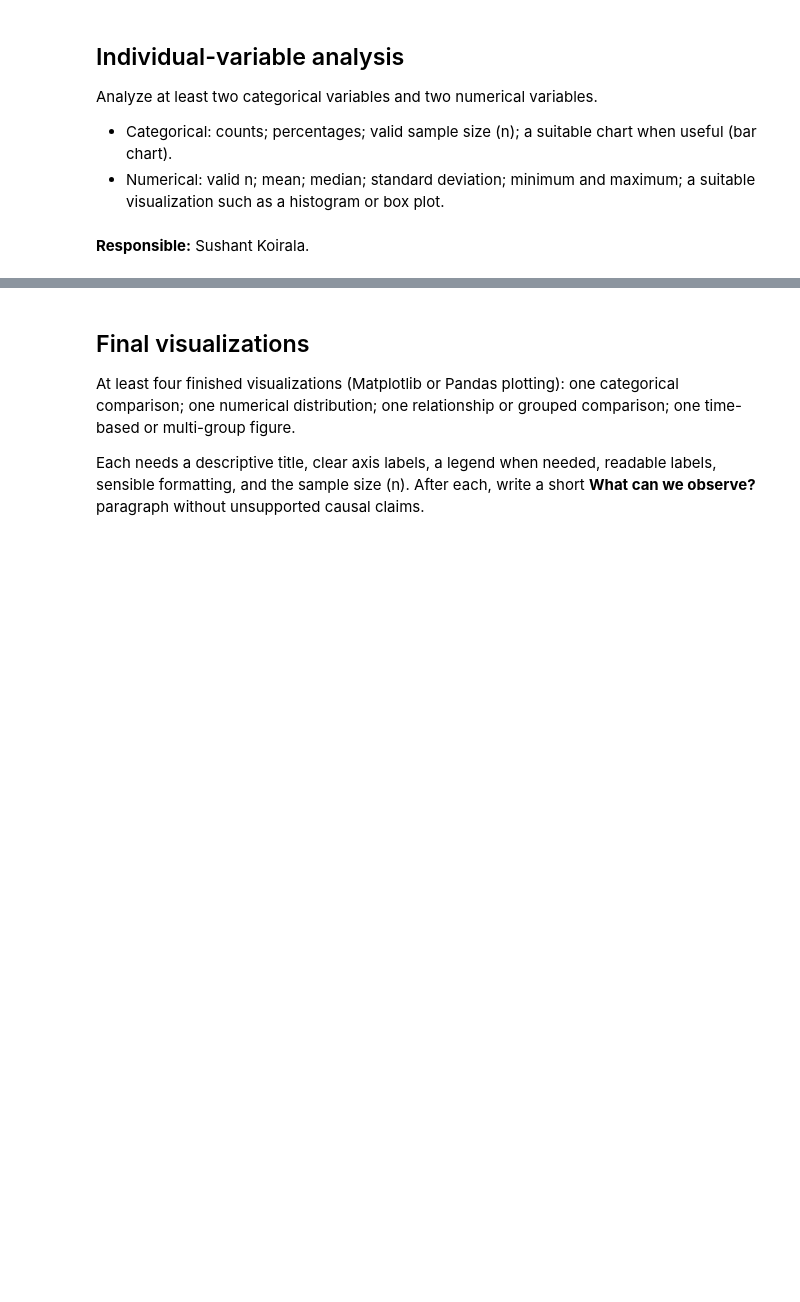
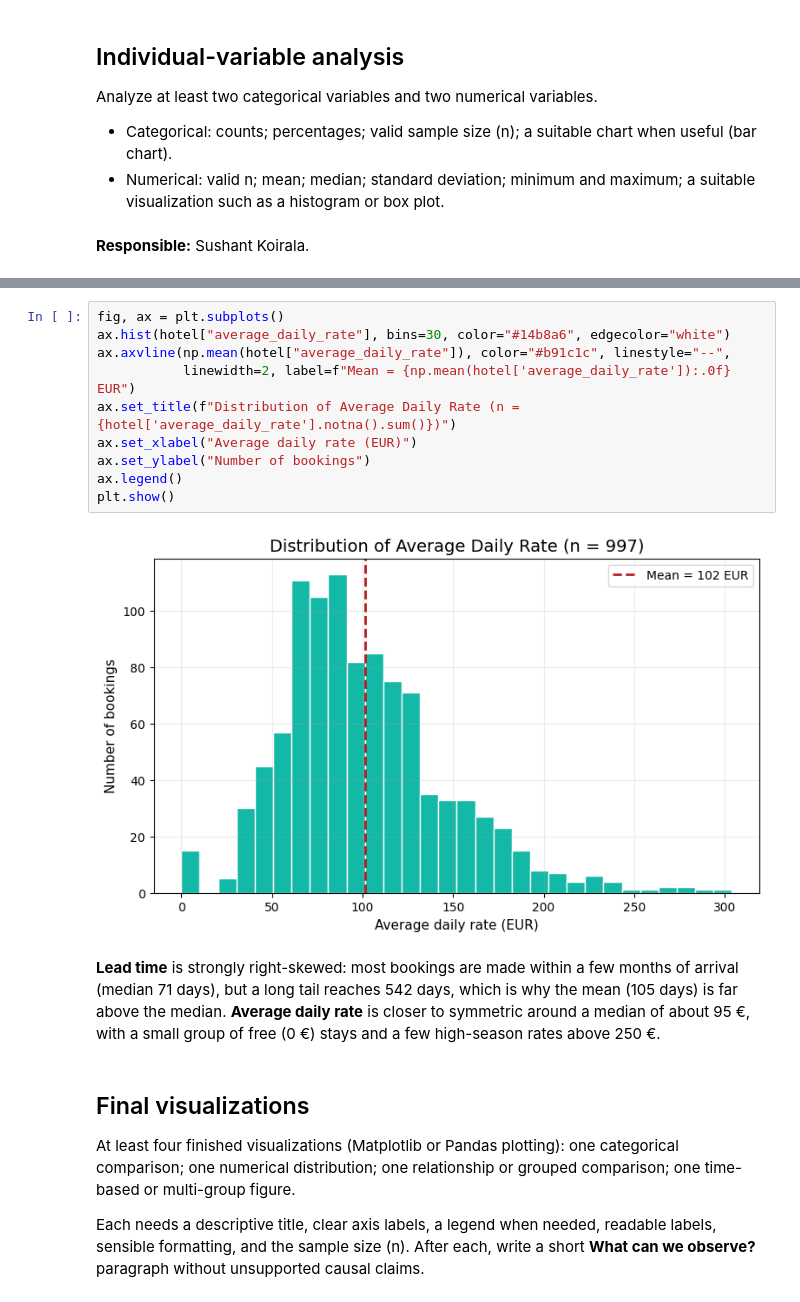
Before and after one commit to Acidburn07/hotel-booking-data-analysis, a Jupyter notebook: notebooks/work/sushant.ipynb, the cells around one changed output, grey strips where cells are left out. Saved outputs shown, nothing was run; the diff lists cells and outputs as text; blank space fills up the shorter version.

```diff
--- a/notebooks/work/sushant.ipynb
+++ b/notebooks/work/sushant.ipynb
@@ -31,3 +200,18 @@ Analyze at least two categorical variables and two numerical variables.
+# %%
+fig, ax = plt.subplots()
+ax.hist(hotel["average_daily_rate"], bins=30, color="#14b8a6", edgecolor="white")
+ax.axvline(np.mean(hotel["average_daily_rate"]), color="#b91c1c", linestyle="--",
+           linewidth=2, label=f"Mean = {np.mean(hotel['average_daily_rate']):.0f} EUR")
+ax.set_title(f"Distribution of Average Daily Rate (n = {hotel['average_daily_rate'].notna().sum()})")
+ax.set_xlabel("Average daily rate (EUR)")
+ax.set_ylabel("Number of bookings")
+ax.legend()
+plt.show()
+# %% [output]
+[figure, added]
+# %% [markdown]
+**Lead time** is strongly right-skewed: most bookings are made within a few months of arrival (median 71 days), but a long tail reaches 542 days, which is why the mean (105 days) is far above the median.
+**Average daily rate** is closer to symmetric around a median of about 95 €, with a small group of free (0 €) stays and a few high-season rates above 250 €.
 # %% [markdown]
 ## Final visualizations
 
```
Also changed, not shown: parts of 16 cells of this notebook.
